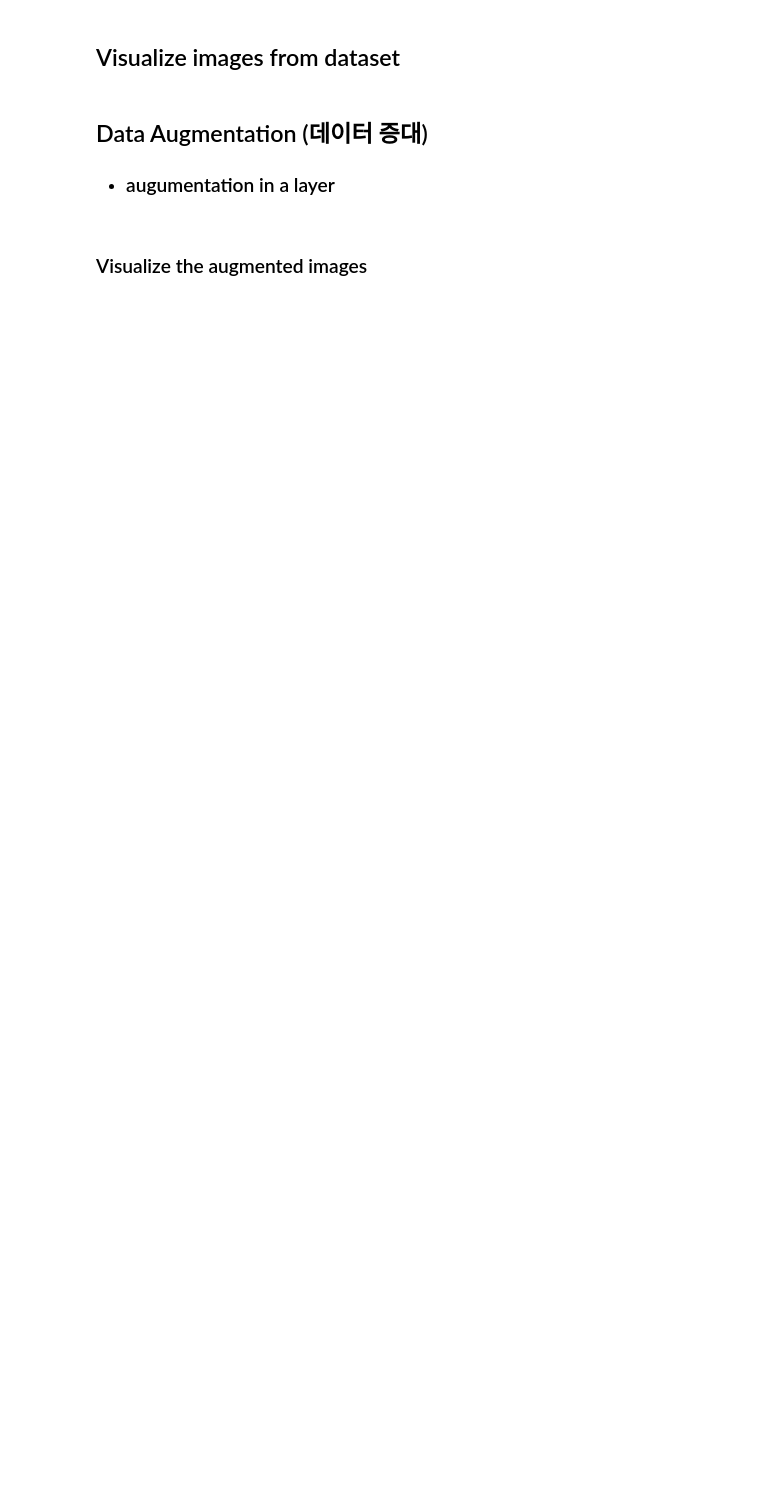
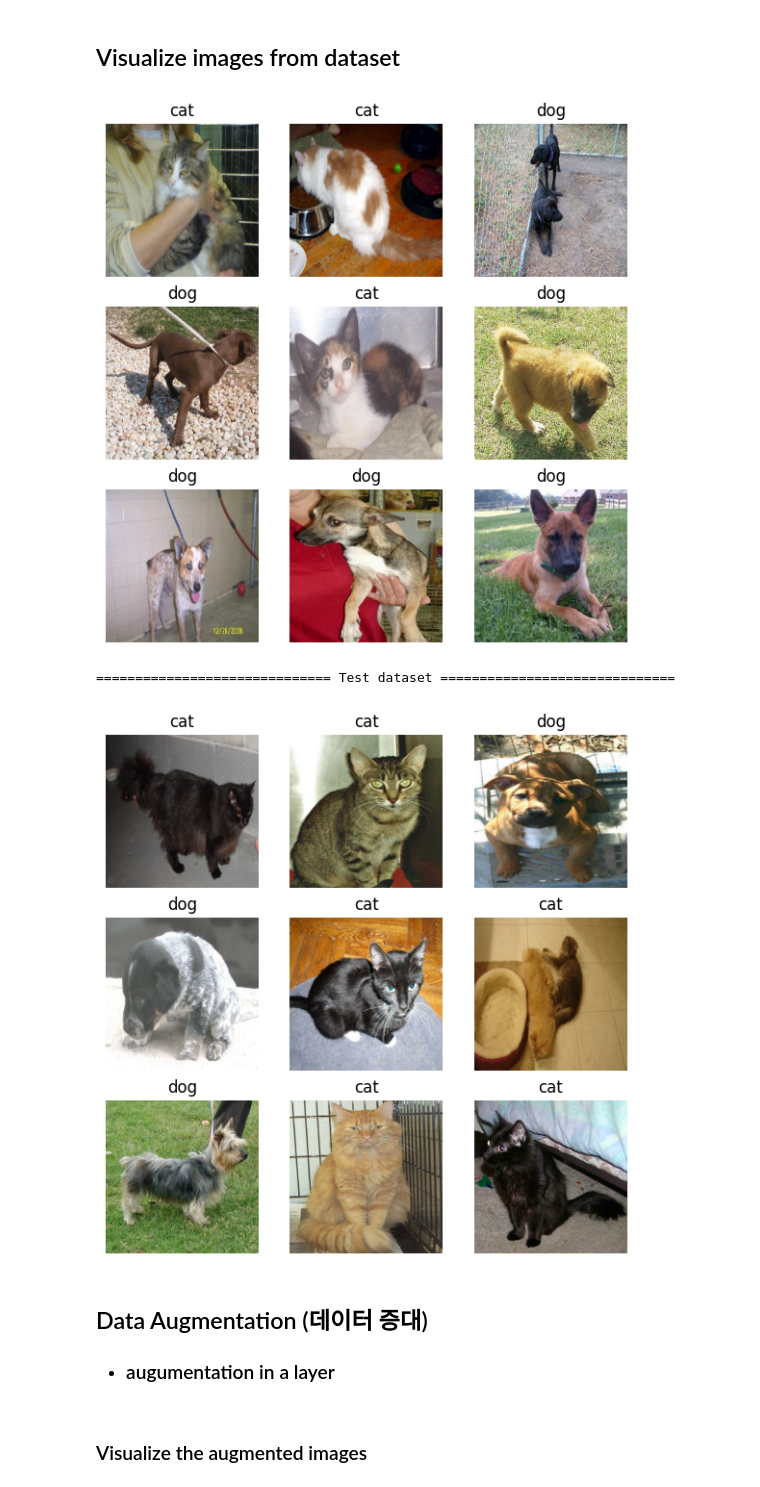
Before and after one commit to JerryK97/dl12, a Jupyter notebook: project/dogsNcats/dogsNcats_DL_TL_EffiNetV2S_A_ConvNet.ipynb, the cells around one changed output. Saved outputs shown, nothing was run; the diff lists cells and outputs as text; code cells hidden in the pictures; blank space fills up the shorter version.

```diff
--- a/project/dogsNcats/dogsNcats_DL_TL_EffiNetV2S_A_ConvNet.ipynb
+++ b/project/dogsNcats/dogsNcats_DL_TL_EffiNetV2S_A_ConvNet.ipynb
@@ -94,19 +118,33 @@ train_data   # BatchDataset
 # %%
 # Plot images from dataset
 # figure 크기를 조절합니다.
 plt.figure(figsize=(7, 7))
 names = ['cat','dog']
 # 배치 하나를 가져옵니다.
 for images, labels in train_data.take(1):
     for i in range(9):
         ax = plt.subplot(3, 3, i + 1)
         plt.imshow(images[i].numpy().astype("uint8"))
         plt.title(names[int(labels[i])])
         plt.axis("off")
 plt.show()
 
 # [DIY] Plot images from test dataset
 print("="*30, 'Test dataset', "="*30)
+# figure 크기를 조절합니다.
+plt.figure(figsize=(7, 7))
+# 배치 하나를 가져옵니다.
+for images, labels in test_data.take(1):
+    for i in range(9):
+        ax = plt.subplot(3, 3, i + 1)
+        plt.imshow(images[i].numpy().astype("uint8"))
+        plt.title(names[int(labels[i])])
+        plt.axis("off")
+plt.show()
+# %% [output]
+[figure, added]
+============================== Test dataset ==============================
+[figure, added]
 # %% [markdown]
 ## Data Augmentation (데이터 증대)
 - ### augumentation in a layer
```
Also changed, not shown: parts of 24 cells of this notebook.
